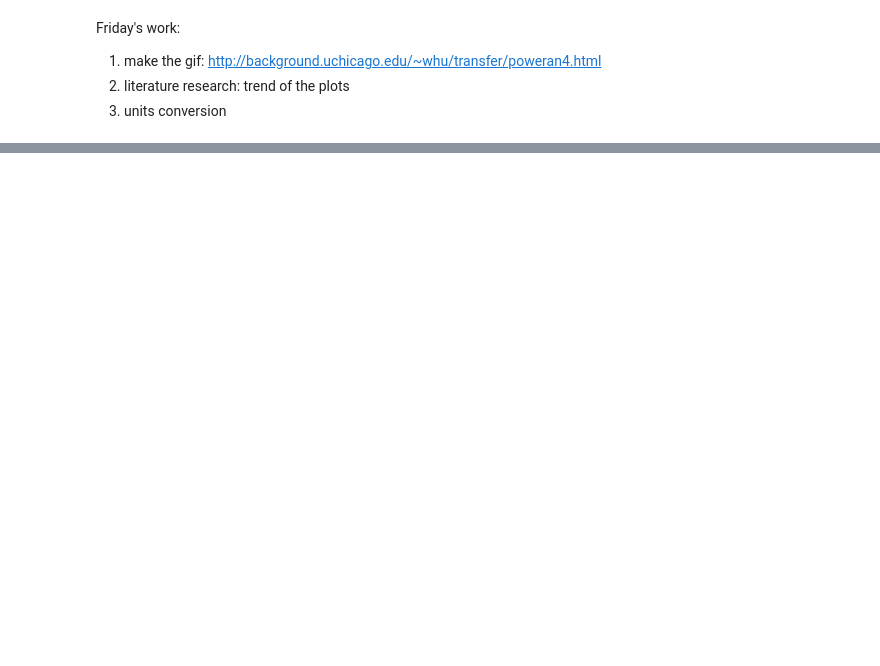
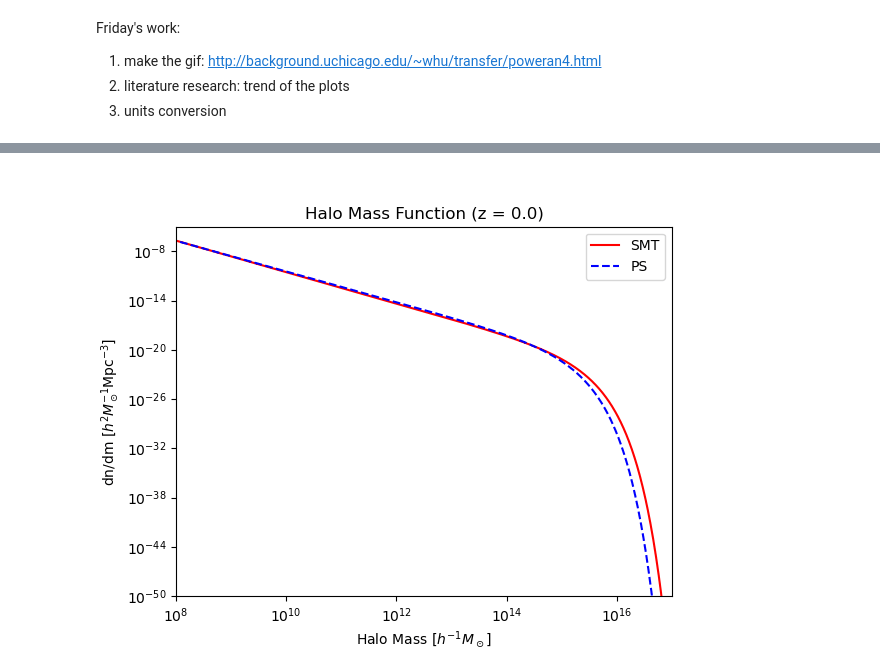
Before and after one commit to ch3n-s4ndy/Halo-Mass-Function-Analytics, a Jupyter notebook: halo_mass_function.ipynb, the cells around one changed output, grey strips where cells are left out. Saved outputs shown, nothing was run; the diff lists cells and outputs as text; code cells hidden in the pictures; blank space fills up the shorter version.

```diff
--- a/halo_mass_function.ipynb
+++ b/halo_mass_function.ipynb
@@ -170,0 +217,44 @@ Friday's work:
+# %%
+# Define the cosmological parameters
+cosmo_params = {
+    "H0": 67.4,     # Hubble constant at z=0
+    "Om0": 0.315,   # Matter density parameter at z=0
+    "Ob0": 0.02237  # Baryon density parameter at z=0
+}
+
+# Define the halo mass function model
+hmf_model = 'SMT'
+
+# Create a series of plots for different redshift values
+filenames = []
+for i, z in enumerate(np.arange(0, 11, 1)):  # replace with your range of z values
+    plt.figure()
+    plot_halo_mass_function(z=z, cosmo_params=cosmo_params, hmf_model='SMT', color='red', linestyle='-')
+    plot_halo_mass_function(z=z, cosmo_params=cosmo_params, hmf_model='PS', color='blue', linestyle='--')
+    plt.title(f"Halo Mass Function (z = {z:.1f})")
+    plt.xlim(1e8, 1e17)  # adjust the range as needed
+    plt.ylim(1e-50, 1e-5)  # adjust the range as needed
+    plt.legend(['SMT', 'PS'])
+    filename = f'plot_{i}.png'
+    plt.savefig(filename)
+    filenames.append(filename)
+    plt.close()
+
+# Create a GIF
+with imageio.get_writer('halo_mass_function_redshift.gif', mode='I') as writer:
+    for filename in filenames:
+        image = imageio.v2.imread(filename)
+        writer.append_data(image)
+
+# Explicitly close the writer
+writer.close()
+
+# Remove the individual PNG files
+for filename in filenames:
+    os.remove(filename)
+
+# Display the GIF
+from IPython.display import Image
+Image(filename="halo_mass_function_redshift.gif")
+# %% [output]
+[figure, added]
```
Also changed, not shown: parts of 15 cells of this notebook, 1 other file.
